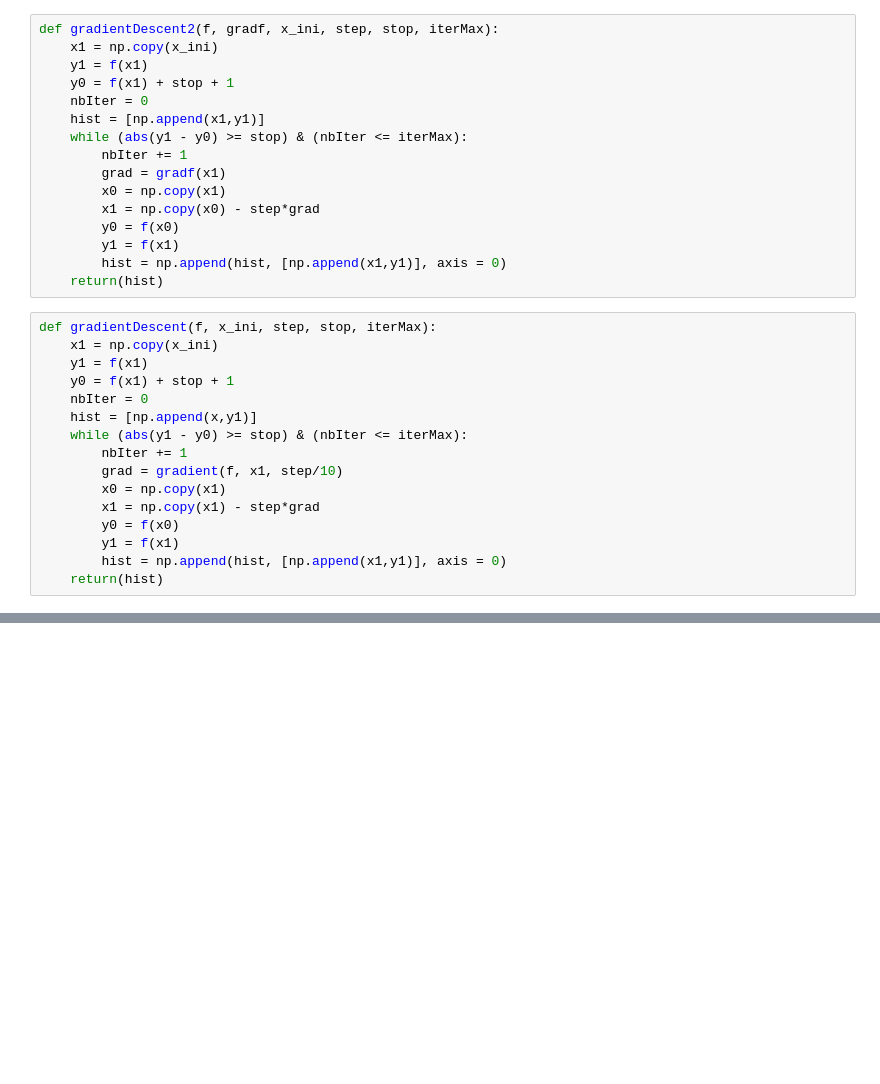
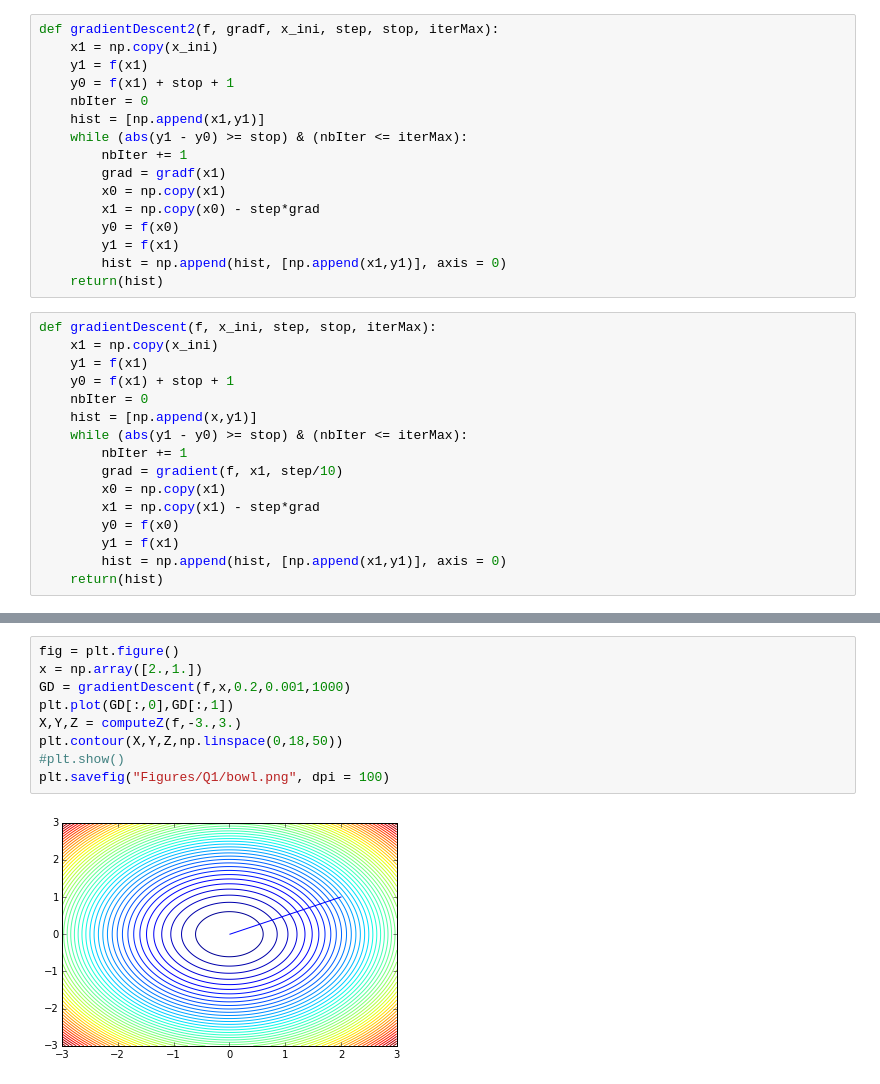
Before and after one commit to sebmart/6.867MachineLearning, a Jupyter notebook: Gradient Descent.ipynb, the cells around one changed output, grey strips where cells are left out. Drawn from its saved outputs; the diff is of its cells as text; blank space fills up the shorter version.

```diff
--- a/Gradient Descent.ipynb
+++ b/Gradient Descent.ipynb
@@ -114,2 +121,13 @@ plt.show()
+# %%
+fig = plt.figure()
+x = np.array([2.,1.])
+GD = gradientDescent(f,x,0.2,0.001,1000)
+plt.plot(GD[:,0],GD[:,1])
+X,Y,Z = computeZ(f,-3.,3.)
+plt.contour(X,Y,Z,np.linspace(0,18,50))
+#plt.show()
+plt.savefig("Figures/Q1/bowl.png", dpi = 100)
+# %% [output]
+[figure, added]
 # %%
 x = np.array([4.,3.5])
```
Also changed, not shown: parts of 8 cells of this notebook, 13 other files.
